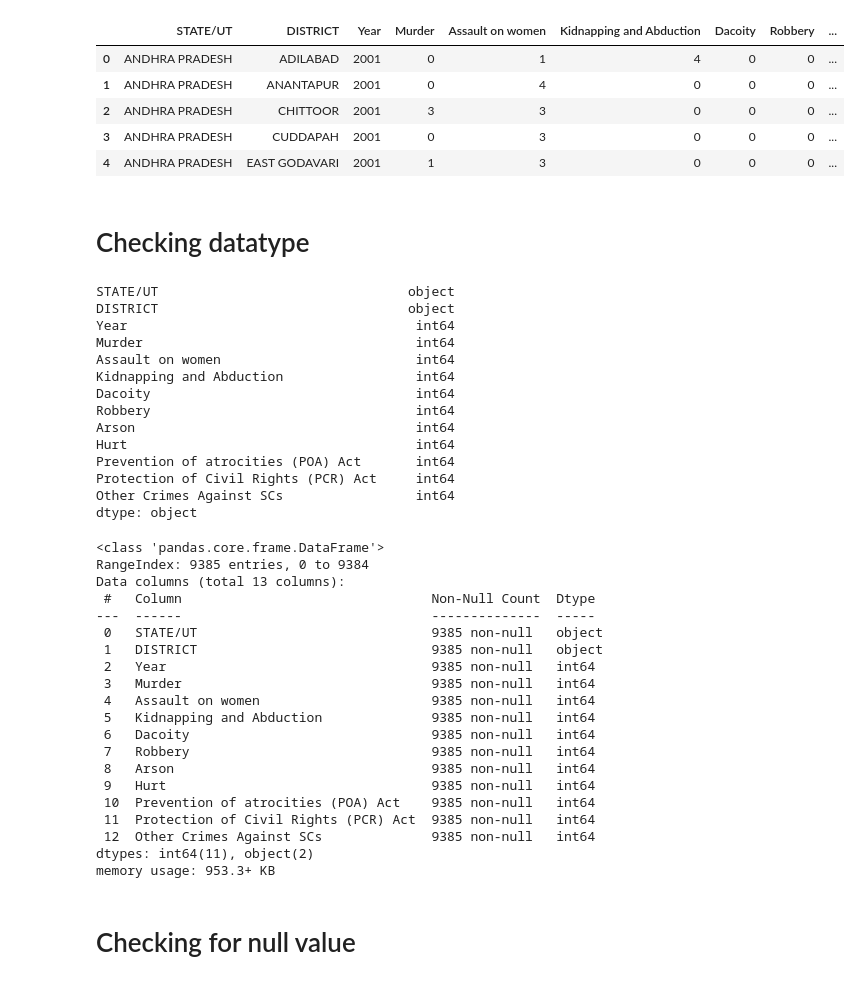
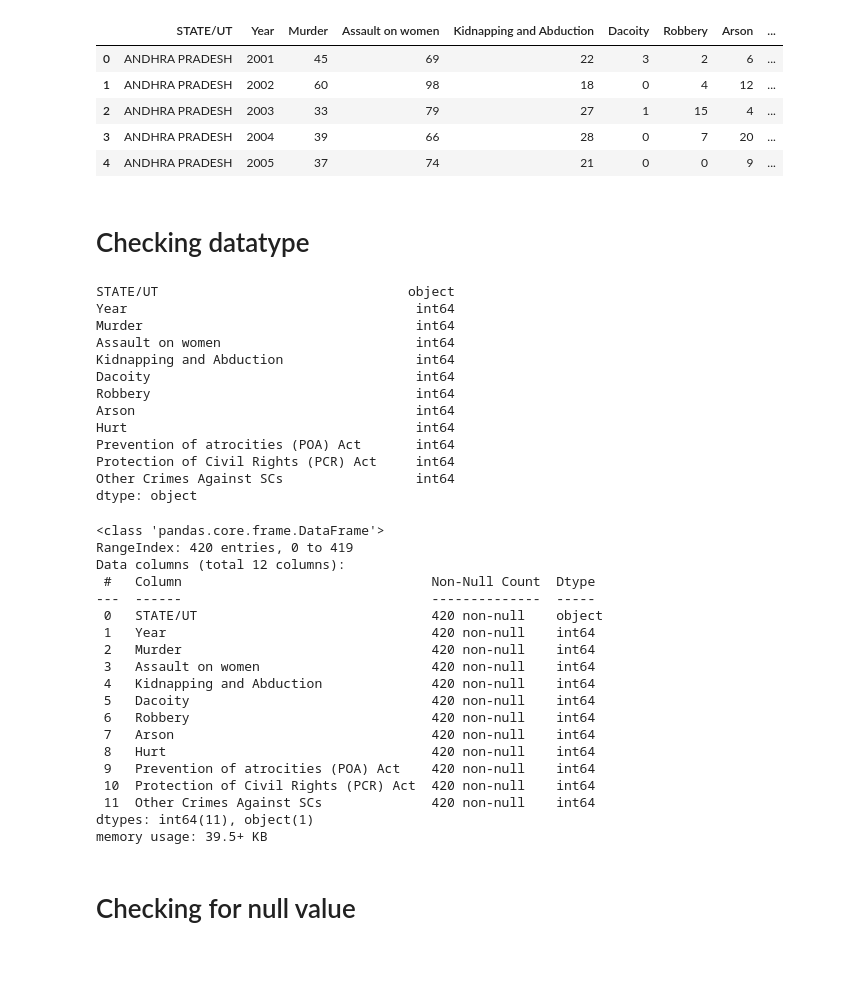
Before and after one commit to aniketag001/india_crime_analysis, a Jupyter notebook: data/crime.ipynb, the cells around one changed output. Saved outputs shown, nothing was run; the diff lists cells and outputs as text; code cells hidden in the pictures.

```diff
--- a/data/crime.ipynb
+++ b/data/crime.ipynb
@@ -4,15 +4,15 @@ import numpy as np
 import matplotlib.pyplot as plt
 import seaborn as sns
 # %%
-df = pd.read_csv("C:/Users/USER/Downloads/crime_by_district_rt.csv")
+df = pd.read_csv("C:/Users/USER/Downloads/crime_by_state_rt.csv")
 df.head()
 # %% [output]
-|  | STATE/UT | DISTRICT | Year | Murder | Assault on women | Kidnapping and Abduction | Dacoity | Robbery | ... |
-| 0 | ANDHRA PRADESH | ADILABAD | 2001 | 0 | 1 | 4 | 0 | 0 | ... |
-| 1 | ANDHRA PRADESH | ANANTAPUR | 2001 | 0 | 4 | 0 | 0 | 0 | ... |
-| 2 | ANDHRA PRADESH | CHITTOOR | 2001 | 3 | 3 | 0 | 0 | 0 | ... |
-| 3 | ANDHRA PRADESH | CUDDAPAH | 2001 | 0 | 3 | 0 | 0 | 0 | ... |
-| 4 | ANDHRA PRADESH | EAST GODAVARI | 2001 | 1 | 3 | 0 | 0 | 0 | ... |
+|  | STATE/UT | Year | Murder | Assault on women | Kidnapping and Abduction | Dacoity | Robbery | Arson | ... |
+| 0 | ANDHRA PRADESH | 2001 | 45 | 69 | 22 | 3 | 2 | 6 | ... |
+| 1 | ANDHRA PRADESH | 2002 | 60 | 98 | 18 | 0 | 4 | 12 | ... |
+| 2 | ANDHRA PRADESH | 2003 | 33 | 79 | 27 | 1 | 15 | 4 | ... |
+| 3 | ANDHRA PRADESH | 2004 | 39 | 66 | 28 | 0 | 7 | 20 | ... |
+| 4 | ANDHRA PRADESH | 2005 | 37 | 74 | 21 | 0 | 0 | 9 | ... |
 # %%
 df=pd.DataFrame(df)
 # %% [markdown]
@@ -21,7 +21,6 @@ df=pd.DataFrame(df)
 df.dtypes
 # %% [output]
 STATE/UT                                object
-DISTRICT                                object
 Year                                     int64
 Murder                                   int64
 Assault on women                         int64
@@ -38,25 +37,24 @@ dtype: object
 df.info()
 # %% [output]
 <class 'pandas.core.frame.DataFrame'>
-RangeIndex: 9385 entries, 0 to 9384
-Data columns (total 13 columns):
+RangeIndex: 420 entries, 0 to 419
+Data columns (total 12 columns):
  #   Column                                Non-Null Count  Dtype
 ---  ------                                --------------  -----
- 0   STATE/UT                              9385 non-null   object
- 1   DISTRICT                              9385 non-null   object
- 2   Year                                  9385 non-null   int64
- 3   Murder                                9385 non-null   int64
- 4   Assault on women                      9385 non-null   int64
- 5   Kidnapping and Abduction              9385 non-null   int64
- 6   Dacoity                               9385 non-null   int64
- 7   Robbery                               9385 non-null   int64
- 8   Arson                                 9385 non-null   int64
- 9   Hurt                                  9385 non-null   int64
- 10  Prevention of atrocities (POA) Act    9385 non-null   int64
- 11  Protection of Civil Rights (PCR) Act  9385 non-null   int64
- 12  Other Crimes Against SCs              9385 non-null   int64
-dtypes: int64(11), object(2)
-memory usage: 953.3+ KB
+ 0   STATE/UT                              420 non-null    object
+ 1   Year                                  420 non-null    int64
+ 2   Murder                                420 non-null    int64
+ 3   Assault on women                      420 non-null    int64
+ 4   Kidnapping and Abduction              420 non-null    int64
+ 5   Dacoity                               420 non-null    int64
+ 6   Robbery                               420 non-null    int64
+ 7   Arson                                 420 non-null    int64
+ 8   Hurt                                  420 non-null    int64
+ 9   Prevention of atrocities (POA) Act    420 non-null    int64
+ 10  Protection of Civil Rights (PCR) Act  420 non-null    int64
+ 11  Other Crimes Against SCs              420 non-null    int64
+dtypes: int64(11), object(1)
+memory usage: 39.5+ KB
 # %% [markdown]
 # Checking for null value
 # %%
```
Also changed, not shown: parts of 20 cells of this notebook.
